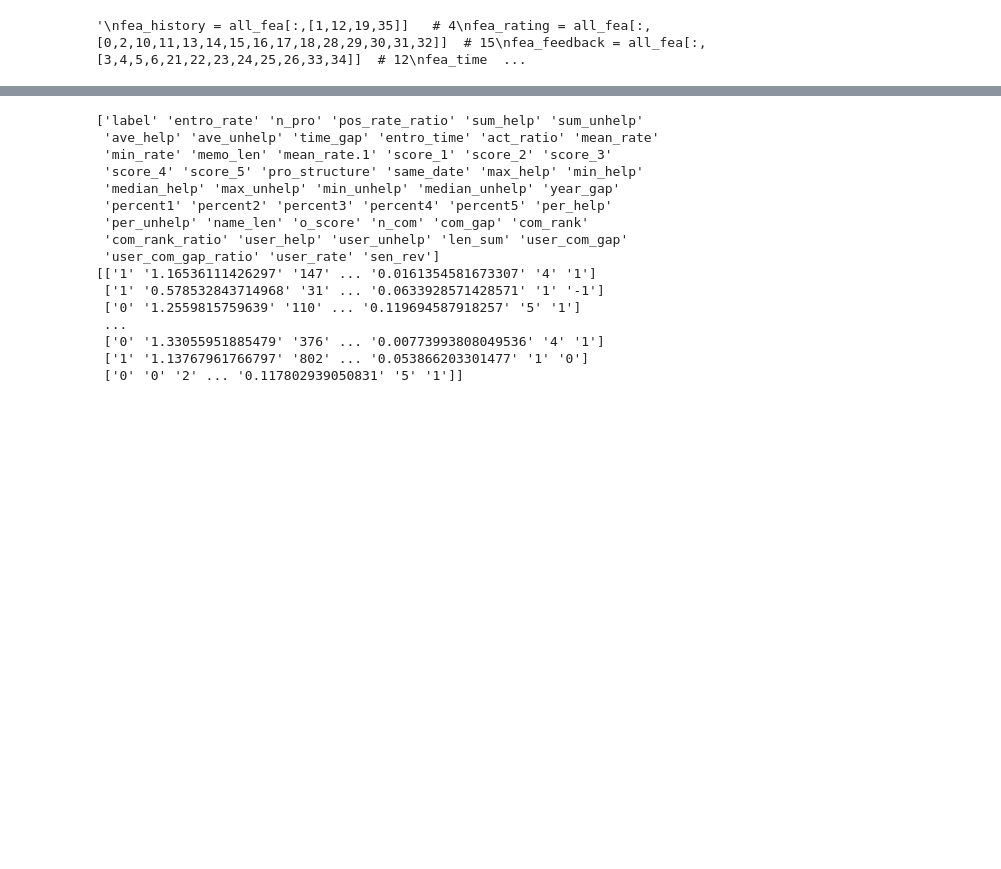
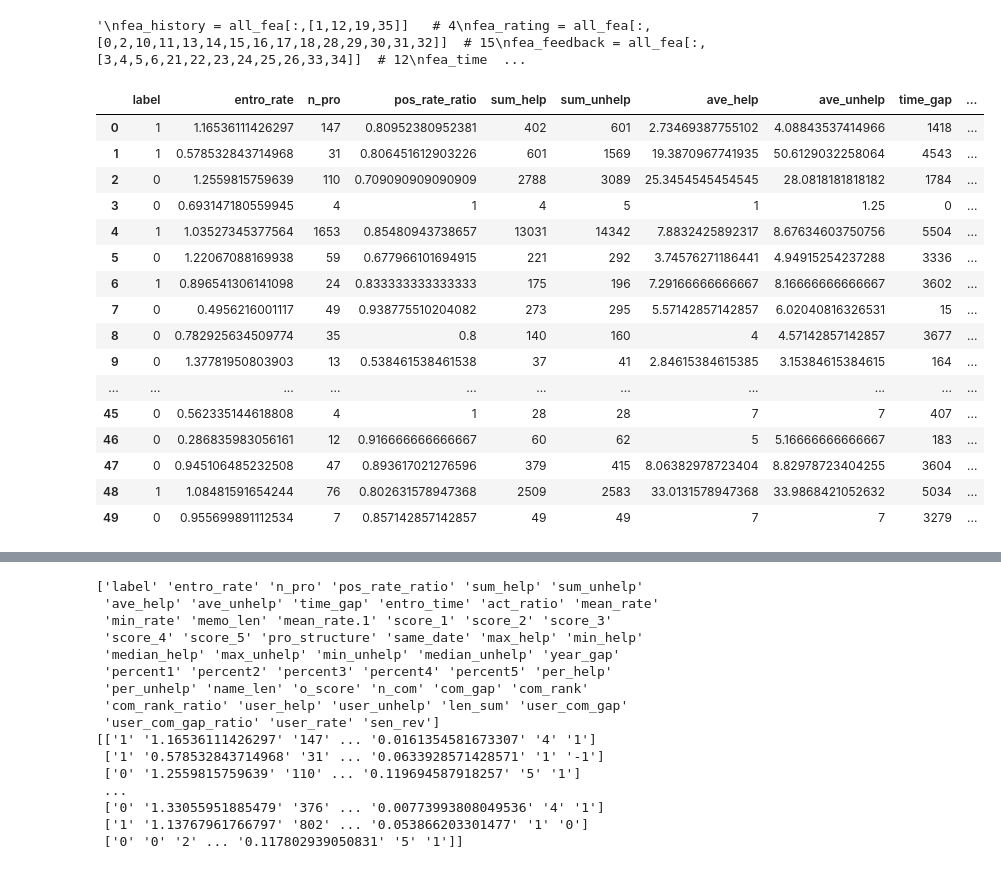
Before and after one commit to HoPe2711/FraudDetection-dNDFs, a Jupyter notebook: fraud_detection.ipynb, the cells around one changed output, grey strips where cells are left out. Drawn from its saved outputs; the diff is of its cells as text; code cells hidden in the pictures; blank space fills up the shorter version.

Commit message:
show data

```diff
--- a/fraud_detection.ipynb
+++ b/fraud_detection.ipynb
@@ -38,3 +38,27 @@ fea_review = all_fea[:,41:] # 7
 # label = body[:,0]
 # %% [output]
 '\nfea_history = all_fea[:,[1,12,19,35]]   # 4\nfea_rating = all_fea[:,[0,2,10,11,13,14,15,16,17,18,28,29,30,31,32]]  # 15\nfea_feedback = all_fea[:,[3,4,5,6,21,22,23,24,25,26,33,34]]  # 12\nfea_time  ...
+# %%
+import pandas as pd
+pd.options.display.max_columns = None
+pd.options.display.max_rows = None
+df = pd.DataFrame(data=body, columns=head)
+df.head(50)
+# %% [output]
+|  | label | entro_rate | n_pro | pos_rate_ratio | sum_help | sum_unhelp | ave_help | ave_unhelp | time_gap | ... |
+| 0 | 1 | 1.16536111426297 | 147 | 0.80952380952381 | 402 | 601 | 2.73469387755102 | 4.08843537414966 | 1418 | ... |
+| 1 | 1 | 0.578532843714968 | 31 | 0.806451612903226 | 601 | 1569 | 19.3870967741935 | 50.6129032258064 | 4543 | ... |
+| 2 | 0 | 1.2559815759639 | 110 | 0.709090909090909 | 2788 | 3089 | 25.3454545454545 | 28.0818181818182 | 1784 | ... |
+| 3 | 0 | 0.693147180559945 | 4 | 1 | 4 | 5 | 1 | 1.25 | 0 | ... |
+| 4 | 1 | 1.03527345377564 | 1653 | 0.85480943738657 | 13031 | 14342 | 7.8832425892317 | 8.67634603750756 | 5504 | ... |
+| 5 | 0 | 1.22067088169938 | 59 | 0.677966101694915 | 221 | 292 | 3.74576271186441 | 4.94915254237288 | 3336 | ... |
+| 6 | 1 | 0.896541306141098 | 24 | 0.833333333333333 | 175 | 196 | 7.29166666666667 | 8.16666666666667 | 3602 | ... |
+| 7 | 0 | 0.4956216001117 | 49 | 0.938775510204082 | 273 | 295 | 5.57142857142857 | 6.02040816326531 | 15 | ... |
+| 8 | 0 | 0.782925634509774 | 35 | 0.8 | 140 | 160 | 4 | 4.57142857142857 | 3677 | ... |
+| 9 | 0 | 1.37781950803903 | 13 | 0.538461538461538 | 37 | 41 | 2.84615384615385 | 3.15384615384615 | 164 | ... |
+| ... | ... | ... | ... | ... | ... | ... | ... | ... | ... | ... |
+| 45 | 0 | 0.562335144618808 | 4 | 1 | 28 | 28 | 7 | 7 | 407 | ... |
+| 46 | 0 | 0.286835983056161 | 12 | 0.916666666666667 | 60 | 62 | 5 | 5.16666666666667 | 183 | ... |
+| 47 | 0 | 0.945106485232508 | 47 | 0.893617021276596 | 379 | 415 | 8.06382978723404 | 8.82978723404255 | 3604 | ... |
+| 48 | 1 | 1.08481591654244 | 76 | 0.802631578947368 | 2509 | 2583 | 33.0131578947368 | 33.9868421052632 | 5034 | ... |
+| 49 | 0 | 0.955699891112534 | 7 | 0.857142857142857 | 49 | 49 | 7 | 7 | 3279 | ... |
```
Also changed, not shown: parts of 1 cell of this notebook.
